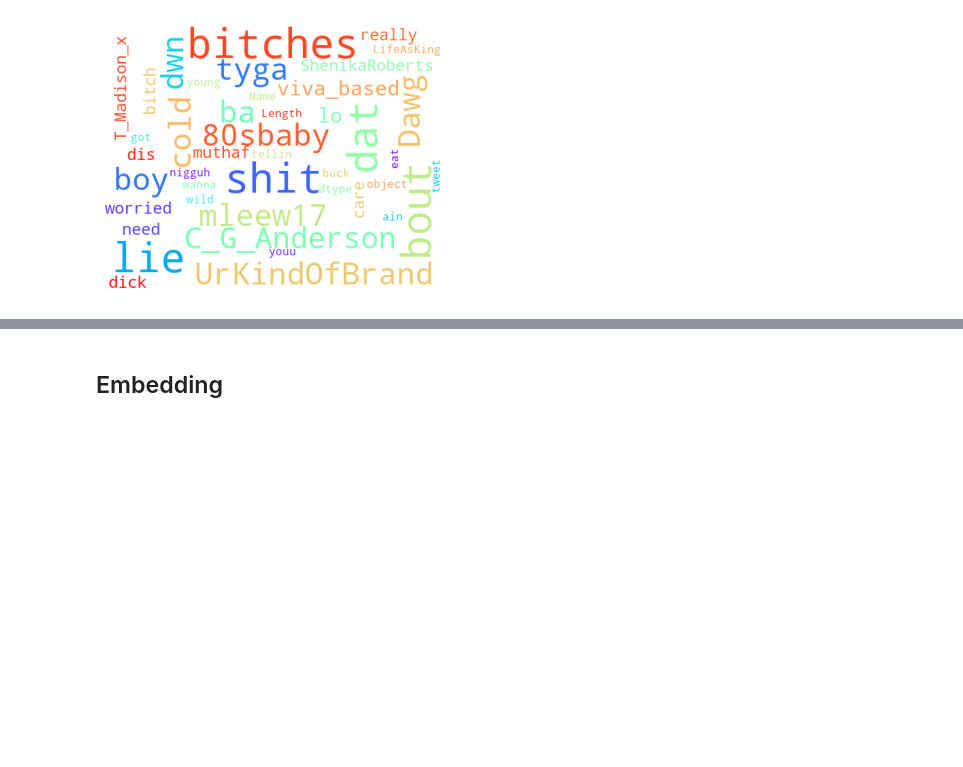
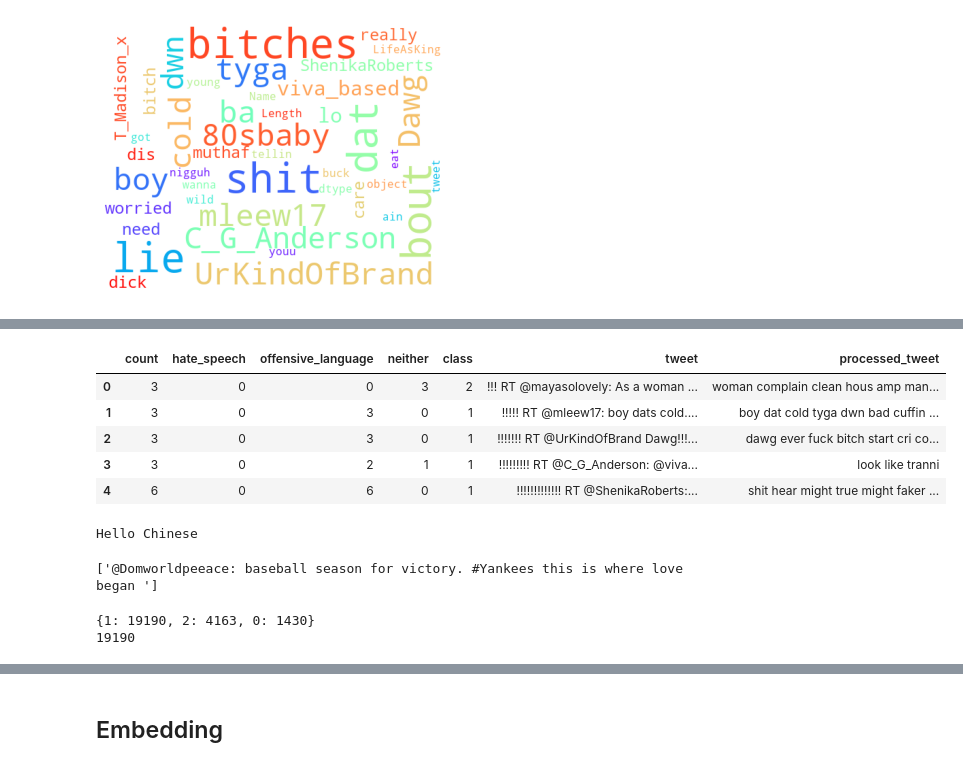
Before and after one commit to Anpan981025/ML_groupproject, a Jupyter notebook: hate_speech_classifier.ipynb, the cells around one changed output, grey strips where cells are left out. Cells and saved outputs as stored; diff of their text form; code cells hidden in the pictures; blank space fills up the shorter version.

Commit message:
data augmentation (pause)

```diff
--- a/hate_speech_classifier.ipynb
+++ b/hate_speech_classifier.ipynb
@@ -383,0 +394,69 @@ plt.axis("off")
+# %%
+dataset.head()
+# %% [output]
+|  | count | hate_speech | offensive_language | neither | class | tweet | processed_tweet |
+| 0 | 3 | 0 | 0 | 3 | 2 | !!! RT @mayasolovely: As a woman ... | woman complain clean hous amp man... |
+| 1 | 3 | 0 | 3 | 0 | 1 | !!!!! RT @mleew17: boy dats cold.... | boy dat cold tyga dwn bad cuffin ... |
+| 2 | 3 | 0 | 3 | 0 | 1 | !!!!!!! RT @UrKindOfBrand Dawg!!!... | dawg ever fuck bitch start cri co... |
+| 3 | 3 | 0 | 2 | 1 | 1 | !!!!!!!!! RT @C_G_Anderson: @viva... | look like tranni |
+| 4 | 6 | 0 | 6 | 0 | 1 | !!!!!!!!!!!!! RT @ShenikaRoberts:... | shit hear might true might faker ... |
+# %%
+# from textblob import TextBlob
+# from textblob.translate import NotTranslated
+import random
+sr = random.SystemRandom()
+# blob = TextBlob("Buongiorno!")
+# print(blob.translate(to='en'))
+# from googletrans import Translator
+# translator = Translator()
+# ar = translator.translate('مرحبا').text
+# print(ar)
+from google_trans_new import google_translator
+translator = google_translator()
+translate_text = translator.translate('สวัสดีจีน',lang_tgt='en')
+print(translate_text)
+# %% [output]
+Hello Chinese
+# %%
+language = ["es", "de", "fr", "ar", "te", "hi", "ja", "fa", "sq", "bg", "nl", "gu", "ig", "kk", "mt", "ps"]
+
+def data_augmentation(message, language, aug_range=1):
+    augmented_messages = []
+    if hasattr(message, "decode"):
+        message = message.decode("utf-8")
+
+    for j in range(0,aug_range) :
+        try:
+            trans_message = translator.translate(message, lang_tgt=sr.choice(language))
+#         print(trans_message)
+            new_message = translator.translate(trans_message, lang_tgt='en')
+#         print(new_message)
+#         text = TextBlob(message)
+#         print(text)
+#         try:
+#             text = text.translate(to=sr.choice(language))   ## Converting to random langauge for meaningful variation
+#             text = text.translate(to="en")
+#         except NotTranslated:
+#             pass
+            augmented_messages.append(str(new_message))
+        except:
+            pass
+
+    return augmented_messages
+
+message = "@DomWorldPeace: Baseball season for the win. #Yankees This is where the love started"
+data_augmentation(message, language, aug_range=1)
+# %% [output]
+['@Domworldpeeace: baseball season for victory. #Yankees this is where love began ']
+# %%
+## Dictionary for intent count
+## Intent is column name
+intent_count = dataset['class'].value_counts().to_dict()
+print(intent_count)
+## Get max intent count to match other minority classes through data augmentation
+import operator
+max_intent_count = max(intent_count.items(), key=operator.itemgetter(1))[1]
+print(max_intent_count)
+# %% [output]
+{1: 19190, 2: 4163, 0: 1430}
+19190
```
Also changed, not shown: parts of 10 cells of this notebook, 1 other file.
